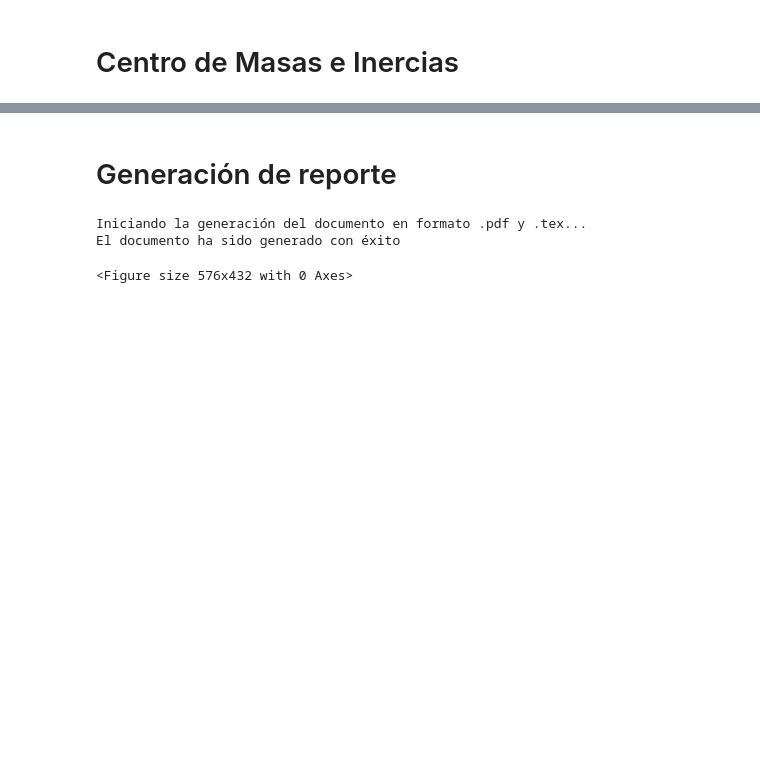
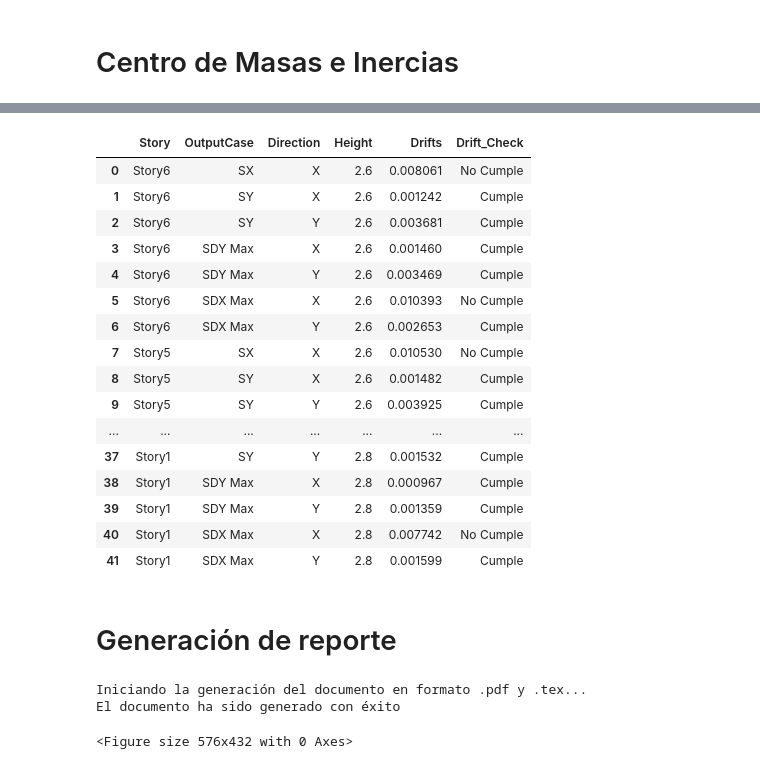
Before and after one commit to skyzizars/automatizacion_estructural, a Jupyter notebook: sismo_etabs.ipynb, the cells around one changed output, grey strips where cells are left out. Saved outputs shown, nothing was run; the diff lists cells and outputs as text; code cells hidden in the pictures; blank space fills up the shorter version.

```diff
--- a/sismo_etabs.ipynb
+++ b/sismo_etabs.ipynb
@@ -282,8 +251,28 @@ sismo.centro_masa_inercia(SapModel,report=True)
+# %%
+sismo.tables.drift_table
+# %% [output]
+|  | Story | OutputCase | Direction | Height | Drifts | Drift_Check |
+| 0 | Story6 | SX | X | 2.6 | 0.008061 | No Cumple |
+| 1 | Story6 | SY | X | 2.6 | 0.001242 | Cumple |
+| 2 | Story6 | SY | Y | 2.6 | 0.003681 | Cumple |
+| 3 | Story6 | SDY Max | X | 2.6 | 0.001460 | Cumple |
+| 4 | Story6 | SDY Max | Y | 2.6 | 0.003469 | Cumple |
+| 5 | Story6 | SDX Max | X | 2.6 | 0.010393 | No Cumple |
+| 6 | Story6 | SDX Max | Y | 2.6 | 0.002653 | Cumple |
+| 7 | Story5 | SX | X | 2.6 | 0.010530 | No Cumple |
+| 8 | Story5 | SY | X | 2.6 | 0.001482 | Cumple |
+| 9 | Story5 | SY | Y | 2.6 | 0.003925 | Cumple |
+| ... | ... | ... | ... | ... | ... | ... |
+| 37 | Story1 | SY | Y | 2.8 | 0.001532 | Cumple |
+| 38 | Story1 | SDY Max | X | 2.8 | 0.000967 | Cumple |
+| 39 | Story1 | SDY Max | Y | 2.8 | 0.001359 | Cumple |
+| 40 | Story1 | SDX Max | X | 2.8 | 0.007742 | No Cumple |
+| 41 | Story1 | SDX Max | Y | 2.8 | 0.001599 | Cumple |
 # %% [markdown]
 # Generación de reporte
-# %%
-sismo.generate_memoria()
-# %% [output]
-Iniciando la generación del documento en formato .pdf y .tex...
-El documento ha sido generado con éxito
-<Figure size 576x432 with 0 Axes>
+# %%
+    sismo.generate_memoria()
+# %% [output]
+Iniciando la generación del documento en formato .pdf y .tex...
+El documento ha sido generado con éxito
+<Figure size 576x432 with 0 Axes>
```
Also changed, not shown: parts of 16 cells of this notebook, 16 other files.
